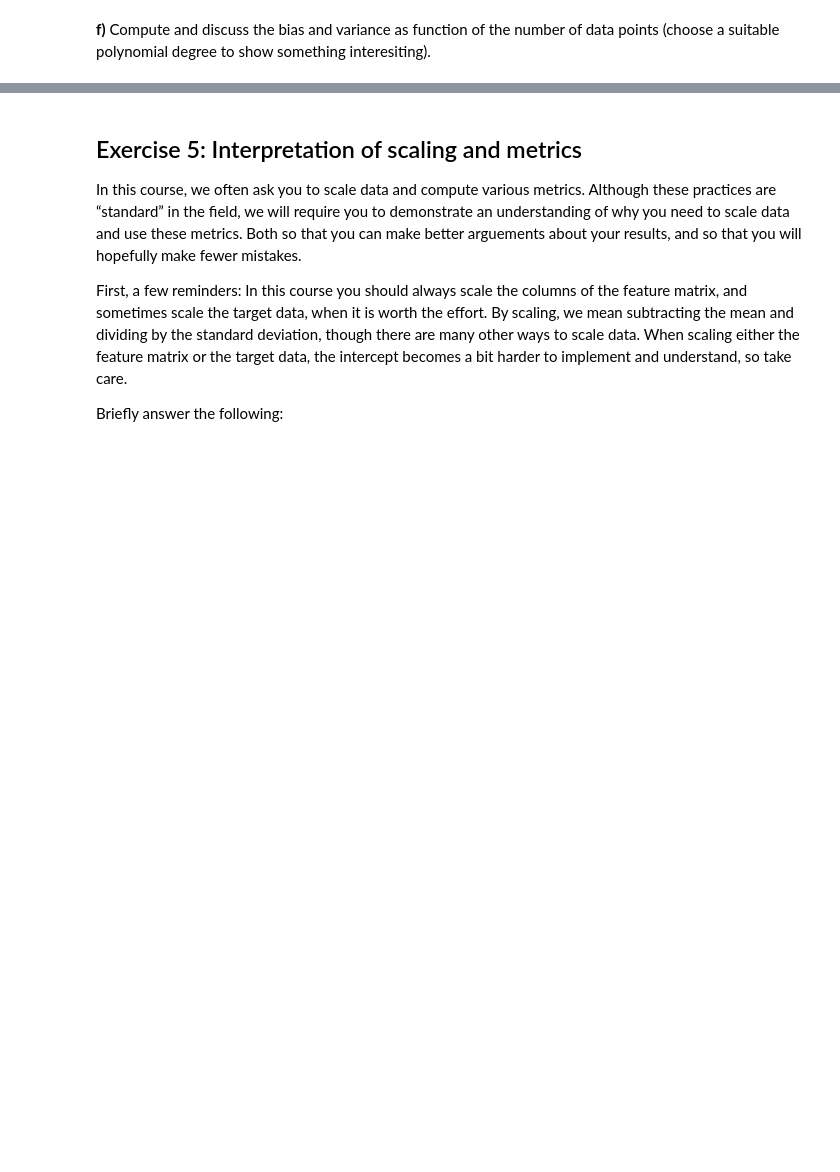
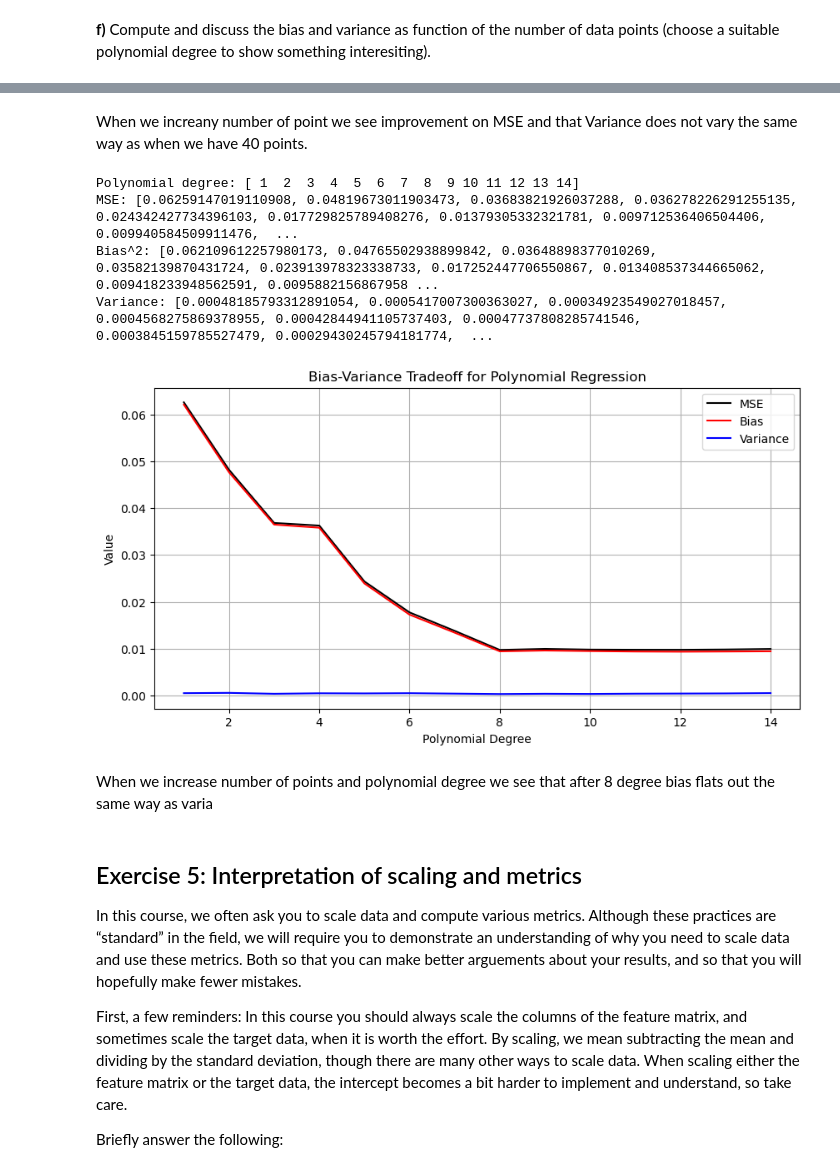
Before and after one commit to NatalliaDanilchanka/FYS-STK3155_MachineLearning, a Jupyter notebook: Week_38.ipynb, the cells around one changed output, grey strips where cells are left out. Drawn from its saved outputs; the diff is of its cells as text; code cells hidden in the pictures; blank space fills up the shorter version.

```diff
--- a/Week_38.ipynb
+++ b/Week_38.ipynb
@@ -403,3 +462,68 @@ unfortunatelly I do not understand this part of the task.
+# %% [markdown]
+When we increany number of point we see improvement on MSE and that Variance does not vary the same way as when we have 40 points.
+# %%
+np.random.seed(41)
+
+n = 400
+n_boostraps = 100
+
+x = np.linspace(-3, 3, n).reshape(-1, 1)
+y = np.exp(-x**2) + 1.5 * np.exp(-(x-2)**2) + np.random.normal(0, 0.1, x.shape)
+
+mses = []
+bias = []
+variance = []
+polydegree = np.arange(1, 15)
+
+def OLS_parameters(X, Y):
+    return np.linalg.inv(X.T @ X) @ X.T @ Y
+
+
+x_train, x_test, y_train, y_test = train_test_split(x, y, test_size=0.2, random_state=123)
+for degree in polydegree:
+    poly_features = PolynomialFeatures(degree=degree)
+    x_train_poly = poly_features.fit_transform(x_train)
+
+    # Initialize predictions array for bootstrap samples
+    predictions = np.empty((y_test.shape[0], n_boostraps))
+
+    for i in range(n_boostraps):
+        X_train_re, y_train_re = resample(x_train_poly, y_train)
+        model = OLS_parameters(X_train_re, y_train_re)
+
+        # Use the polynomial features for the test data
+        x_test_poly = poly_features.transform(x_test)
+        predictions[:, i] = (x_test_poly @ model).ravel()  # Flatten to shape (8,)
+
+    mses.append(np.mean((y_test.reshape(-1, 1) - predictions) ** 2))
+    bias.append(np.mean((y_test.reshape(-1, 1) - np.mean(predictions, axis=1, keepdims=True)) ** 2))
+    variance.append(np.mean(np.var(predictions, axis=1, keepdims=True)))
+
+print('Polynomial degree:', polydegree)
+print('MSE:', mses)
+print('Bias^2:', bias)
+print('Variance:', variance)
+
+# Plotting MSE, Bias, and Variance
+plt.figure(figsize=(10, 5))
+plt.plot(polydegree, mses, label='MSE', color='black')
+plt.plot(polydegree, bias, label='Bias', color='red')
+plt.plot(polydegree, variance, label='Variance', color='blue')
+
+plt.title('Bias-Variance Tradeoff for Polynomial Regression')
+plt.xlabel('Polynomial Degree')
+plt.ylabel('Value')
+plt.legend()
+plt.grid()
+plt.show()
+# %% [output]
+Polynomial degree: [ 1  2  3  4  5  6  7  8  9 10 11 12 13 14]
+MSE: [0.06259147019110908, 0.04819673011903473, 0.03683821926037288, 0.036278226291255135, 0.024342427734396103, 0.017729825789408276, 0.01379305332321781, 0.009712536406504406, 0.009940584509911476,  ...
+Bias^2: [0.062109612257980173, 0.04765502938899842, 0.03648898377010269, 0.03582139870431724, 0.023913978323338733, 0.017252447706550867, 0.013408537344665062, 0.009418233948562591, 0.0095882156867958 ...
+Variance: [0.00048185793312891054, 0.0005417007300363027, 0.00034923549027018457, 0.0004568275869378955, 0.00042844941105737403, 0.00047737808285741546, 0.0003845159785527479, 0.00029430245794181774,  ...
+[figure, added]
+# %% [markdown]
+When we increase number of points and polynomial degree we see that after 8 degree bias flats out the same way as varia
 # %% [markdown]
 ## Exercise 5: Interpretation of scaling and metrics
 In this course, we often ask you to scale data and compute various metrics. Although these practices are “standard” in the field, we will require you to demonstrate an understanding of why you need to scale data and use these metrics. Both so that you can make better arguements about your results, and so that you will hopefully make fewer mistakes.
```
Also changed, not shown: parts of 3 cells of this notebook, 1 other file.
